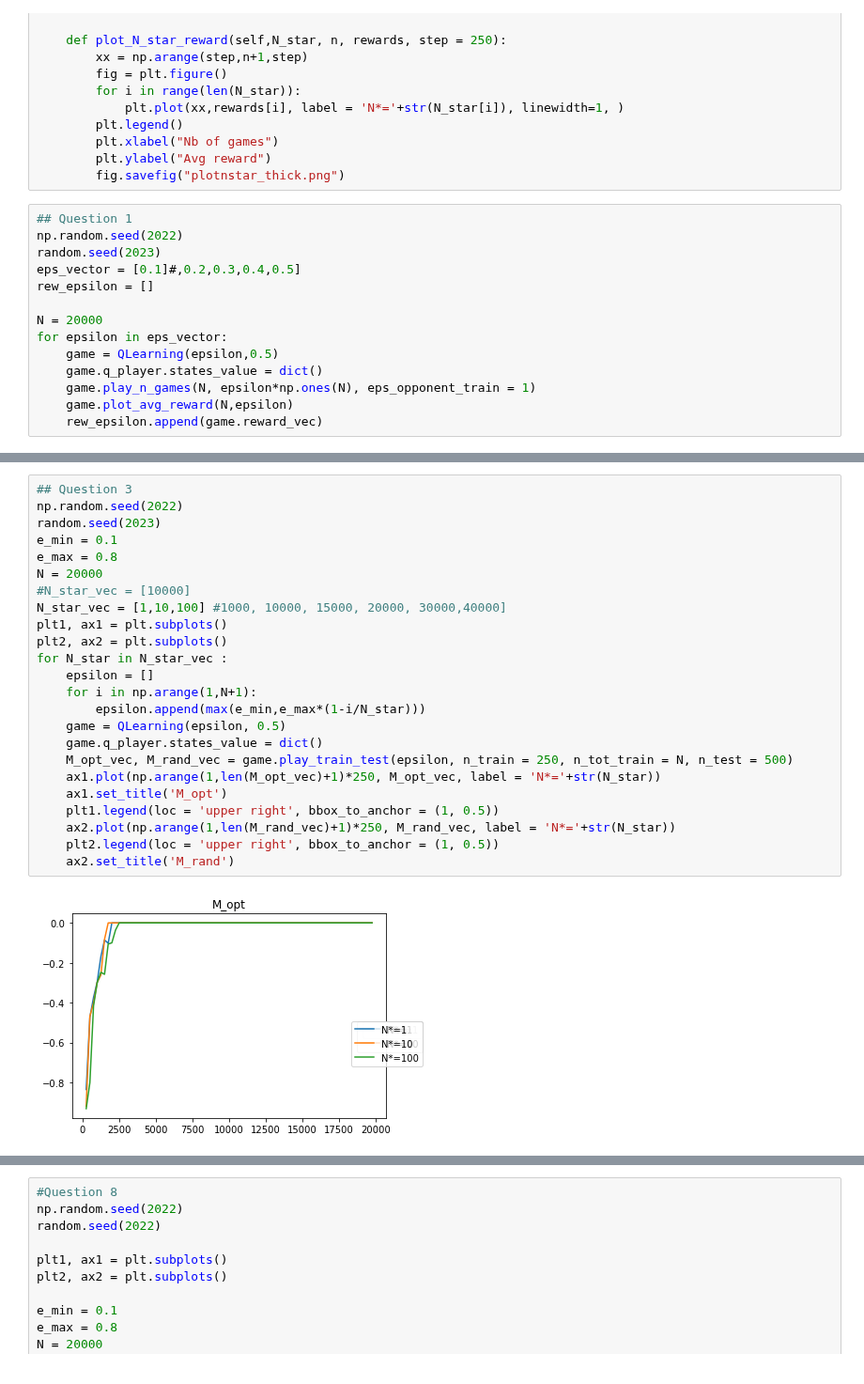
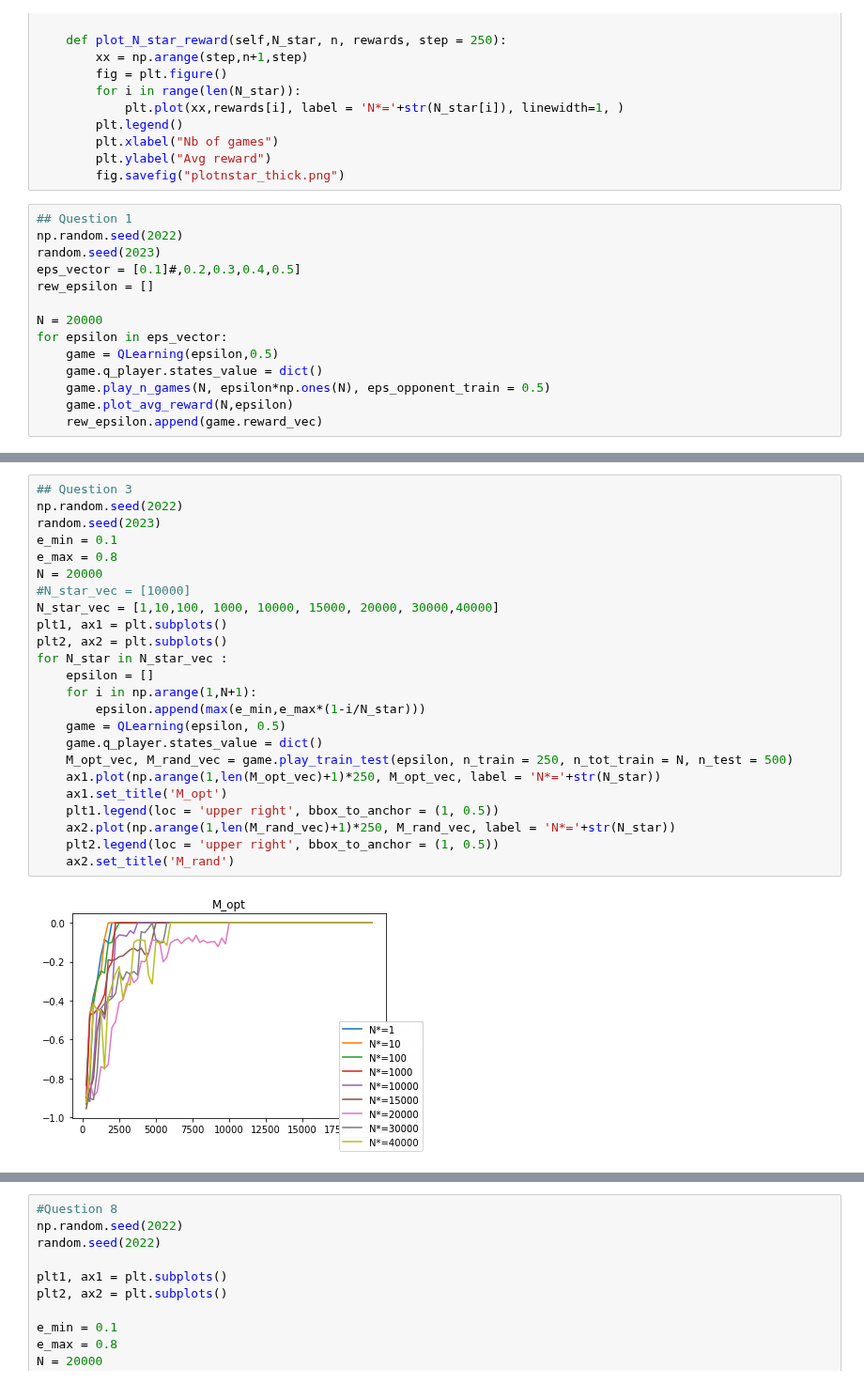
Before and after one commit to giuliamesc/tic_tac_toe, a Jupyter notebook: main_debug.ipynb, the cells around one changed output, grey strips where cells are left out. Shown at 94% size. Drawn from its saved outputs; the diff is of its cells as text.

```diff
--- a/main_debug.ipynb
+++ b/main_debug.ipynb
@@ -402,7 +402,7 @@ N = 20000
 for epsilon in eps_vector:
     game = QLearning(epsilon,0.5)
     game.q_player.states_value = dict()
-    game.play_n_games(N, epsilon*np.ones(N), eps_opponent_train = 1)
+    game.play_n_games(N, epsilon*np.ones(N), eps_opponent_train = 0.5)
     game.plot_avg_reward(N,epsilon)
     rew_epsilon.append(game.reward_vec)
 # %% [output]
@@ -428,26 +430,26 @@ game.plot_N_star_reward(N_star_vec,N,rew_N_star)
 # %%
 ## Question 3
 np.random.seed(2022)
 random.seed(2023)
 e_min = 0.1
 e_max = 0.8
 N = 20000
 #N_star_vec = [10000]
-N_star_vec = [1,10,100] #1000, 10000, 15000, 20000, 30000,40000]
+N_star_vec = [1,10,100, 1000, 10000, 15000, 20000, 30000,40000]
 plt1, ax1 = plt.subplots()
 plt2, ax2 = plt.subplots()
 for N_star in N_star_vec :
     epsilon = []
     for i in np.arange(1,N+1):
         epsilon.append(max(e_min,e_max*(1-i/N_star)))
     game = QLearning(epsilon, 0.5)
     game.q_player.states_value = dict()
     M_opt_vec, M_rand_vec = game.play_train_test(epsilon, n_train = 250, n_tot_train = N, n_test = 500)
     ax1.plot(np.arange(1,len(M_opt_vec)+1)*250, M_opt_vec, label = 'N*='+str(N_star))
     ax1.set_title('M_opt')
     plt1.legend(loc = 'upper right', bbox_to_anchor = (1, 0.5))
     ax2.plot(np.arange(1,len(M_rand_vec)+1)*250, M_rand_vec, label = 'N*='+str(N_star))
     plt2.legend(loc = 'upper right', bbox_to_anchor = (1, 0.5))
     ax2.set_title('M_rand')
 # %% [output]
-[figure, old version]
+[figure, new version]
```
Also changed, not shown: parts of 6 cells of this notebook.
